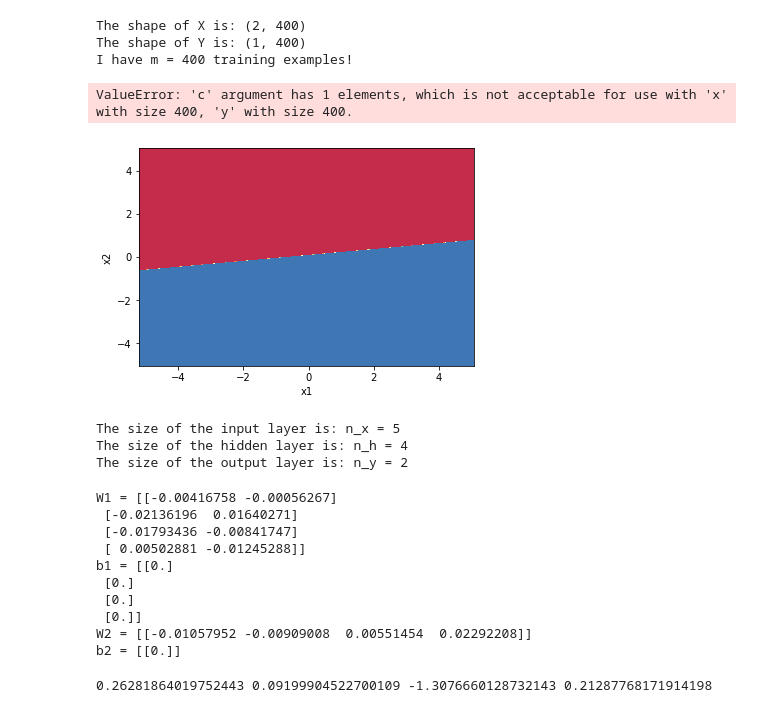
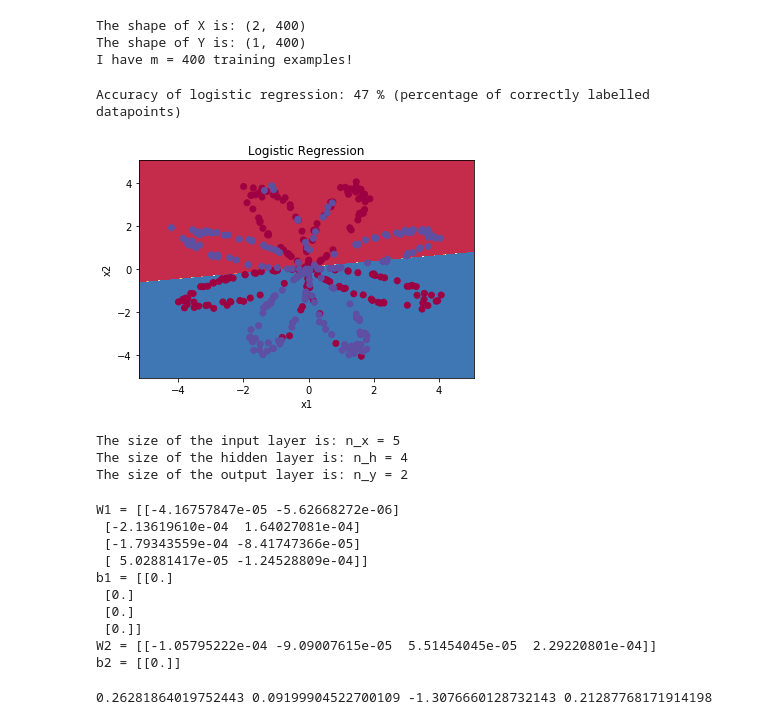
Before and after one commit to alanwile/NN-una-capa-oculta, a Jupyter notebook: flor.ipynb, the cells around one changed output. Drawn from its saved outputs; the diff is of its cells as text; code cells hidden in the pictures.

```diff
--- a/flor.ipynb
+++ b/flor.ipynb
@@ -35,15 +53,15 @@ I have m = 400 training examples!
 clf = sklearn.linear_model.LogisticRegressionCV();
 clf.fit(X.T, Y.T);
 # %%
-plot_decision_boundary(lambda x: clf.predict(x), X, Y)
+plot_decision_boundary(lambda x: clf.predict(x), X, Y[0])
 plt.title("Logistic Regression")
 
 LR_predictions = clf.predict(X.T)
 print ('Accuracy of logistic regression: %d ' % float((np.dot(Y,LR_predictions) + np.dot(1-Y,1-LR_predictions))/float(Y.size)*100) +
        '% ' + "(percentage of correctly labelled datapoints)")
 # %% [output]
-ValueError: 'c' argument has 1 elements, which is not acceptable for use with 'x' with size 400, 'y' with size 400.
+Accuracy of logistic regression: 47 % (percentage of correctly labelled datapoints)
-[figure, old version]
+[figure, new version]
 # %%
 def layer_sizes(X, Y):
     n_x = X.shape[0]
@@ -63,7 +81,7 @@ The size of the output layer is: n_y = 2
 # %%
 def initialize_parameters(n_x, n_h, n_y):
     np.random.seed(2)
-    b= 0.01
+    b= 0.0001
     W1 = np.random.randn(n_h,n_x)* b
     b1 = np.zeros((n_h,1))
     W2 = np.random.randn(n_y,n_h) * b
@@ -89,13 +107,13 @@ print("b1 = " + str(parameters["b1"]))
 print("W2 = " + str(parameters["W2"]))
 print("b2 = " + str(parameters["b2"]))
 # %% [output]
-W1 = [[-0.00416758 -0.00056267]
- [-0.02136196  0.01640271]
- [-0.01793436 -0.00841747]
- [ 0.00502881 -0.01245288]]
+W1 = [[-4.16757847e-05 -5.62668272e-06]
+ [-2.13619610e-04  1.64027081e-04]
+ [-1.79343559e-04 -8.41747366e-05]
+ [ 5.02881417e-05 -1.24528809e-04]]
 b1 = [[0.]
  [0.]
  [0.]
  [0.]]
-W2 = [[-0.01057952 -0.00909008  0.00551454  0.02292208]]
+W2 = [[-1.05795222e-04 -9.09007615e-05  5.51454045e-05  2.29220801e-04]]
 b2 = [[0.]]
```
Also changed, not shown: parts of 9 cells of this notebook.
